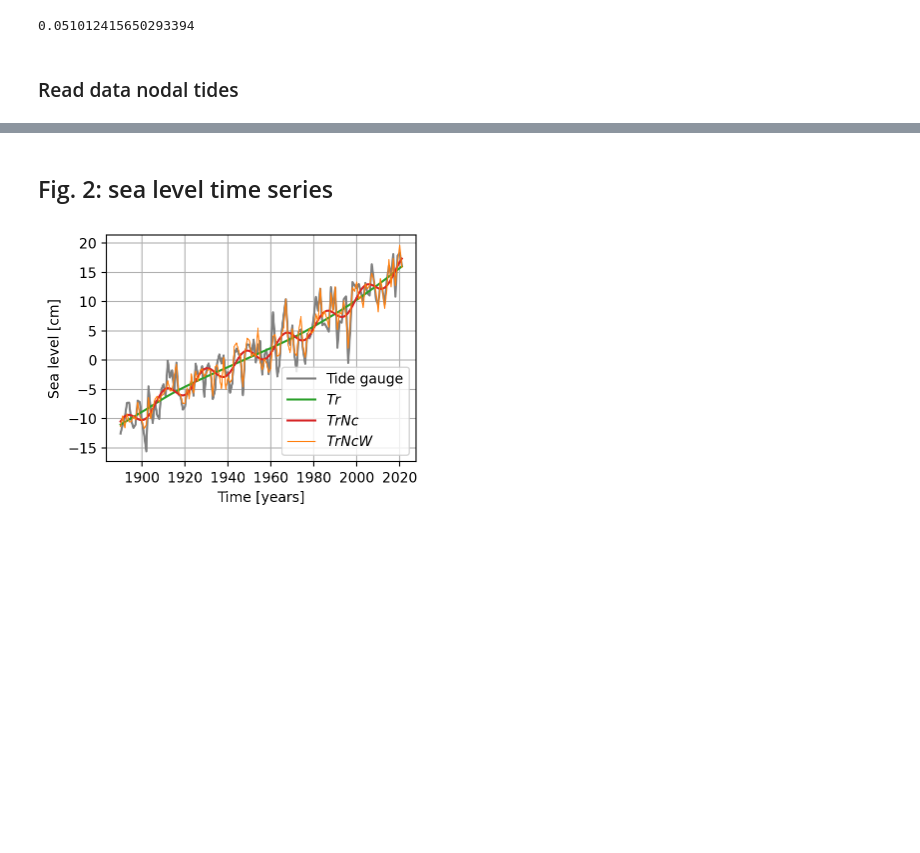
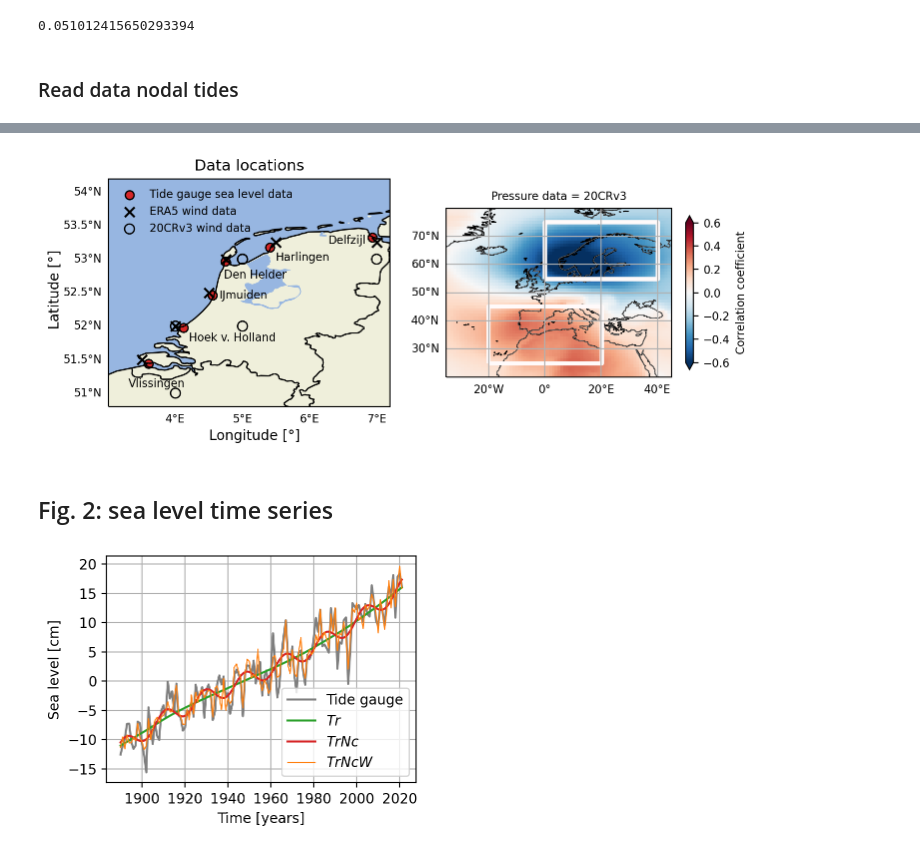
Before and after one commit to KNMI-sealevel/NetherlandsSeaLevelAcceleration, a Jupyter notebook: figures.ipynb, the cells around one changed output, grey strips where cells are left out. Saved outputs shown, nothing was run; the diff lists cells and outputs as text; code cells hidden in the pictures; blank space fills up the shorter version.

```diff
--- a/figures.ipynb
+++ b/figures.ipynb
@@ -32,0 +34,4 @@ if os.path.exists(output_dir+str(bootsize))==False:
+# %%
+tg_coords = pd.read_csv(f'{output_dir}tg_coords.csv', index_col = 'station')
+era5_coords = pd.read_csv(f'{output_dir}ERA5_coords.csv', index_col = 'station')
+twcr_coords = pd.read_csv(f'{output_dir}20CR_coords.csv', index_col = 'station')
@@ -32,0 +40,2 @@ if os.path.exists(output_dir+str(bootsize))==False:
+# %%
+twcr_corr = xr.open_dataset(f'{output_dir}corr_20CR.nc').rename({'__xarray_dataarray_variable__': 'r'}).r
@@ -87,0 +109,86 @@ nodal_residuals = pd.read_csv(f'{output_dir}NodalTideResiduals.csv').set_index('
+# %%
+fig, ax = plt.subplots(1, 2, figsize=(8,4), subplot_kw={'projection': ccrs.PlateCarree()})
+
+fsize = 8
+
+# Panel 1
+ax[0].set_title('Data locations', fontsize = fsize+3)
+ax[0].set_extent([3.0, 7.2, 50.8, 54.2], ccrs.PlateCarree())
+ax[0].coastlines(resolution='10m')
+
+# Set gridlines
+gl = ax[0].gridlines(draw_labels = True, linestyle='--', alpha=0)
+gl.top_labels = False
+gl.right_labels = False
+gl.xlabel_style = {'size': fsize}
+gl.ylabel_style = {'size': fsize}
+
+# Set features
+ax[0].add_feature(cf.OCEAN)
+ax[0].add_feature(cf.LAND)
+ax[0].add_feature(cf.LAKES)
+ax[0].add_feature(cf.BORDERS)
+
+
+for i, station in enumerate(tg_coords.index):
+    lat = tg_coords['lat'][station]
+    lon = tg_coords['lon'][station]
+    ax[0].scatter(lon, lat, s=40, marker='o', color='tab:red', edgecolor = 'k', label = f'{station} ({round(lat,1)}, {round(lon,1)})')
+    ax[0].scatter(era5_coords['lon'][station], era5_coords['lat'][station], s=50, marker='x', color='k')
+    ax[0].scatter(twcr_coords['lon'][station], twcr_coords['lat'][station], s=50, marker='o', facecolors='none', edgecolors='k')
+
+
+
+# Add station names
+ax[0].text(tg_coords['lon']['Vlissingen']-0.3, tg_coords['lat']['Vlissingen']-0.35, 'Vlissingen', fontsize = fsize)
+ax[0].text(tg_coords['lon']['Hoek van Holland']+0.08, tg_coords['lat']['Hoek van Holland']-0.2, 'Hoek v. Holland', fontsize = fsize)
+ax[0].text(tg_coords['lon']['Den Helder']-0.02, tg_coords['lat']['Den Helder']-0.25, 'Den Helder', fontsize = fsize)
+ax[0].text(tg_coords['lon']['Delfzijl']-0.65, tg_coords['lat']['Delfzijl']-0.1, 'Delfzijl', fontsize = fsize)
+ax[0].text(tg_coords['lon']['Harlingen']+0.09, tg_coords['lat']['Harlingen']-0.2, 'Harlingen', fontsize = fsize)
+ax[0].text(tg_coords['lon']['IJmuiden']+0.1, tg_coords['lat']['IJmuiden']-0.05, 'IJmuiden', fontsize = fsize)
+
+
+
+# Add axes labels
+ax[0].text(4.5, 50.3, 'Longitude [°]', fontsize = fsize + 2)
+ax[0].text(2.1, 52, 'Latitude [°]', fontsize = fsize + 2, rotation='vertical')
+
+
+# Add legend
+ax[0].legend(labels = ['Tide gauge sea level data', 'ERA5 wind data', '20CRv3 wind data'],
+             loc='upper left', fontsize = fsize, fancybox=True, frameon = False)
+
+
+
+# Panel 2
+
+
+# Select proxy region
+dang_coords_np = np.array([[-0.1, 54.9], [40.1, 54.9], [40.1, 75.1], [-0.1, 75.1]])
+dang_coords_pp = np.array([[-20.1, 24.9], [20.1, 24.9], [20.1, 45.1], [-20.1, 45.1]])
+
+dang_regions = regionmask.Regions([dang_coords_np, dang_coords_pp], numbers = [1,2],
+                                          names=["", ""], abbrevs=["NP", "PP"],
+                                          name="Dangendorf regions")
+
+
+ax[1].set_extent([-35, 45, 20, 80], crs=ccrs.PlateCarree())
+plot = twcr_corr.sel(station = 'Average').plot(ax=ax[1], transform = ccrs.PlateCarree(), vmin = -0.6, vmax = 0.6,
+                                              cmap = 'RdBu_r', add_colorbar=False)
+
+cb = plt.colorbar(plot, orientation="vertical", shrink = 0.5, extend = 'both')
+cb.set_label(label='Correlation coefficient', size=fsize)
+cb.ax.tick_params(labelsize=fsize)
+ax[1].set_title('Pressure data = 20CRv3', fontsize = fsize)
+ax[1].coastlines(resolution = '50m', linewidth=.7, color = 'k')
+gl = ax[1].gridlines(crs=ccrs.PlateCarree(), draw_labels = True)
+gl.top_labels = False
+gl.right_labels = False
+gl.xlabel_style = {'size': fsize}
+gl.ylabel_style = {'size': fsize}
+gl.ylocator = mticker.FixedLocator([30, 40, 50, 60, 70])
+gl.xlocator = mticker.FixedLocator([-20, 0, 20, 40])
+
+
+dang_regions.plot(ax = ax[1], label = 'name', line_kws = {'color':'snow', 'lw':3.1}, text_kws = dict(bbox=dict(color="none"), fontsize = fsize, color = 'snow'))
+# %% [output]
@@ -87,0 +196 @@ nodal_residuals = pd.read_csv(f'{output_dir}NodalTideResiduals.csv').set_index('
+[figure, added]
```
Also changed, not shown: parts of 19 cells of this notebook, 11 other files.
